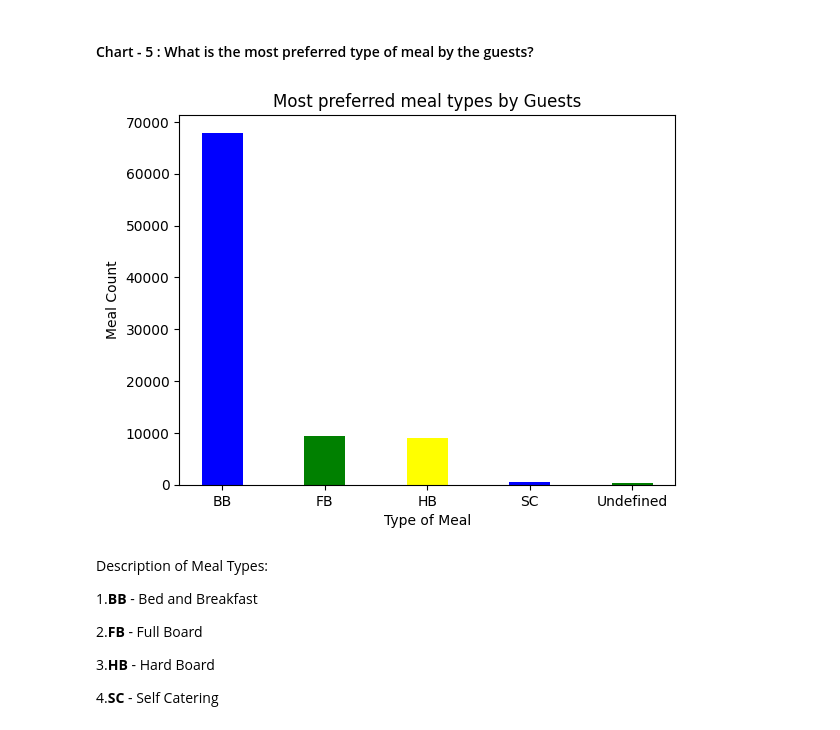
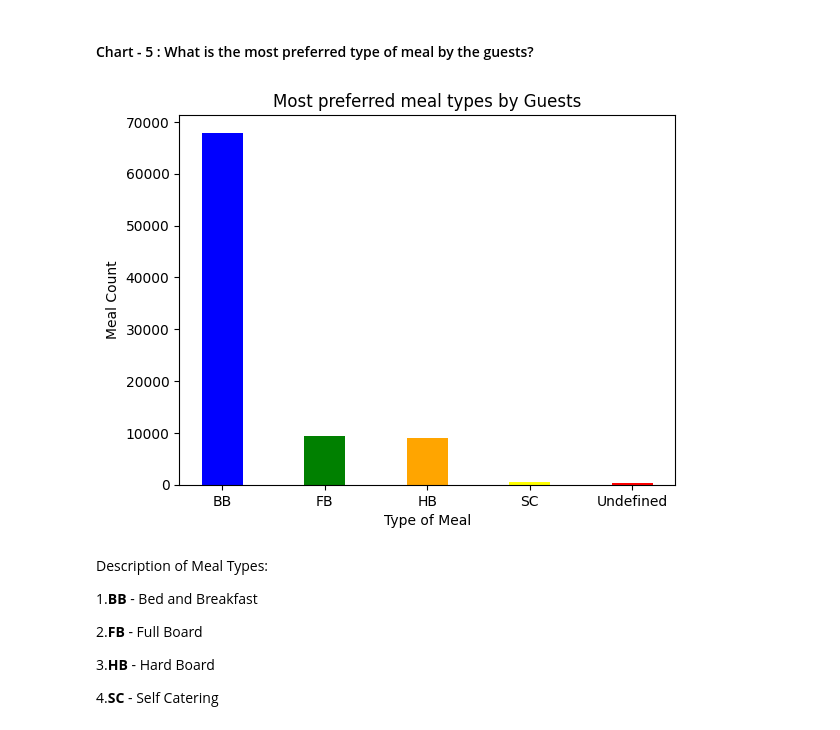
Before and after one commit to Rooban-Jeyasundar/EDA-Project, a Jupyter notebook: EDA_Submission_of_Hotel_Booking_Analysis.ipynb, the cells around one changed output. Saved outputs shown, nothing was run; the diff lists cells and outputs as text; code cells hidden in the pictures.

```diff
--- a/EDA_Submission_of_Hotel_Booking_Analysis.ipynb
+++ b/EDA_Submission_of_Hotel_Booking_Analysis.ipynb
@@ -608,23 +608,23 @@ This chart is defining the year-wise changes in number of bookings. While compar
 # %%
 # Chart - 5 visualization code
 
 preferred_meal = hba_df1['meal'].unique()  #Extracting the meal type
 meal_count = hba_df1.meal.value_counts()   #counting the meal type
 
 #Combining the above extracted values to create a dataset
 meal_df = pd.DataFrame(zip(preferred_meal,meal_count),columns=['Meal type','Meal count'])
 
 #Using bar chart to visualize
 #meal_df.plot.bar()
-plt.bar(preferred_meal, meal_count, color =['blue','green','yellow'],
+plt.bar(preferred_meal, meal_count, color =['blue','green','orange','yellow','red'],
         width = 0.4)
 
 plt.xlabel("Type of Meal")
 plt.ylabel("Meal Count")
 plt.title("Most preferred meal types by Guests")
 plt.show()
 # %% [output]
-[figure, old version]
+[figure, new version]
 # %% [markdown]
 Description of Meal Types:
 
```
Also changed, not shown: parts of 56 cells of this notebook.
